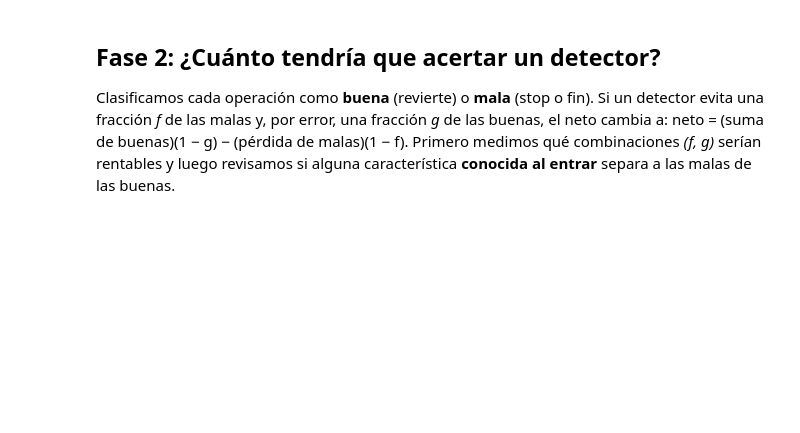
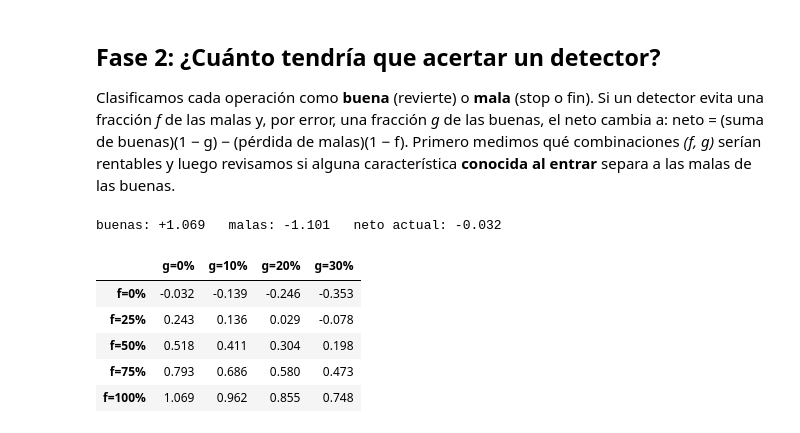
Before and after one commit to SamuOropeza/Investigacion_PCNM, a Jupyter notebook: Eventos.ipynb, the cells around one changed output. Cells and saved outputs as stored; diff of their text form; code cells hidden in the pictures; blank space fills up the shorter version.

```diff
--- a/Eventos.ipynb
+++ b/Eventos.ipynb
@@ -296,3 +296,20 @@ display(T.groupby('salida').agg(n=('neto', 'size'), neto_medio=('neto', 'mean'),
 ## Fase 2: ¿Cuánto tendría que acertar un detector?
 
 Clasificamos cada operación como **buena** (revierte) o **mala** (stop o fin). Si un detector evita una fracción *f* de las malas y, por error, una fracción *g* de las buenas, el neto cambia a: neto = (suma de buenas)(1 − g) − (pérdida de malas)(1 − f). Primero medimos qué combinaciones *(f, g)* serían rentables y luego revisamos si alguna característica **conocida al entrar** separa a las malas de las buenas.
+# %%
+T['malo'] = T.salida != 'revierte'
+G = T.loc[~T.malo, 'neto'].sum()          # ganancia de las buenas
+B = -T.loc[T.malo, 'neto'].sum()          # pérdida de las malas
+print(f"buenas: +{G:.3f}   malas: -{B:.3f}   neto actual: {G - B:+.3f}")
+f = np.linspace(0, 1, 5)
+tab = pd.DataFrame({f'g={g:.0%}': [G * (1 - g) - B * (1 - ff) for ff in f] for g in (0, 0.1, 0.2, 0.3)},
+                   index=[f'f={ff:.0%}' for ff in f])
+display(tab.round(3))
+# %% [output]
+buenas: +1.069   malas: -1.101   neto actual: -0.032
+|  | g=0% | g=10% | g=20% | g=30% |
+| f=0% | -0.032 | -0.139 | -0.246 | -0.353 |
+| f=25% | 0.243 | 0.136 | 0.029 | -0.078 |
+| f=50% | 0.518 | 0.411 | 0.304 | 0.198 |
+| f=75% | 0.793 | 0.686 | 0.580 | 0.473 |
+| f=100% | 1.069 | 0.962 | 0.855 | 0.748 |
```
Also changed, not shown: parts of 21 cells of this notebook, 1 other file.
